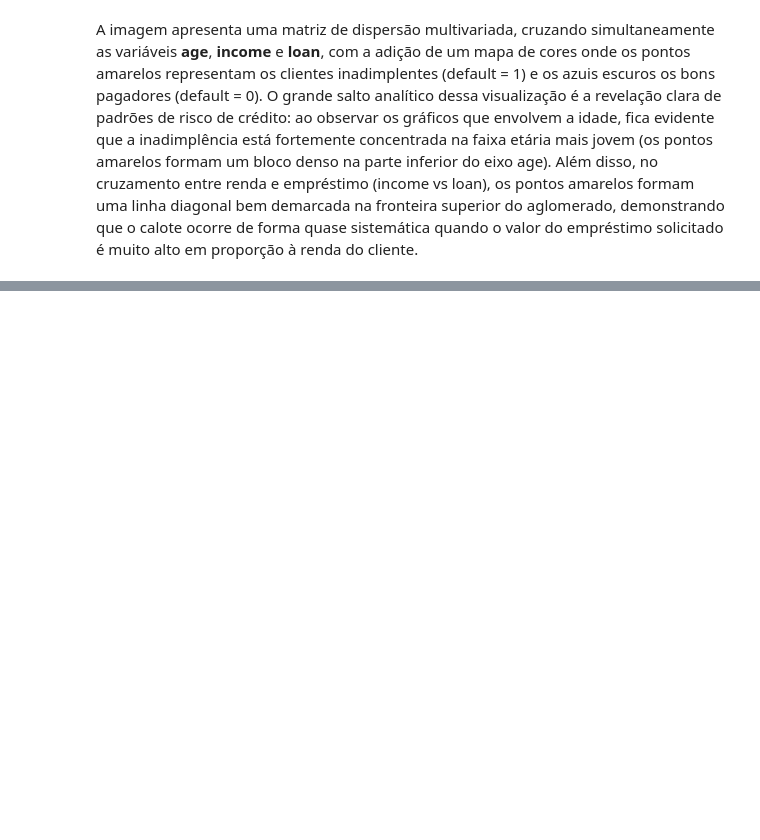
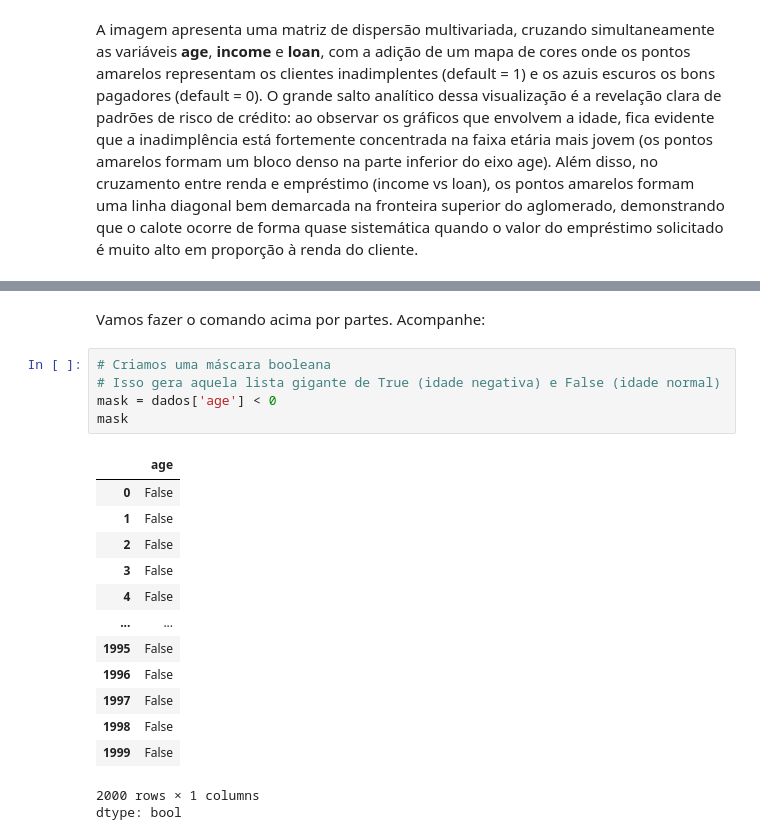
Before and after one commit to MarioViniciusBC/risco_credito, a Jupyter notebook: pre_processamento_dados.ipynb, the cells around one changed output, grey strips where cells are left out. Cells and saved outputs as stored; diff of their text form; blank space fills up the shorter version.

```diff
--- a/pre_processamento_dados.ipynb
+++ b/pre_processamento_dados.ipynb
@@ -193,0 +261,22 @@ A imagem apresenta uma matriz de dispersão multivariada, cruzando simultaneamen
+# %% [markdown]
+Vamos fazer o comando acima por partes. Acompanhe:
+# %%
+# Criamos uma máscara booleana
+# Isso gera aquela lista gigante de True (idade negativa) e False (idade normal)
+mask = dados['age'] < 0
+mask
+# %% [output]
+|  | age |
+| 0 | False |
+| 1 | False |
+| 2 | False |
+| 3 | False |
+| 4 | False |
+| ... | ... |
+| 1995 | False |
+| 1996 | False |
+| 1997 | False |
+| 1998 | False |
+| 1999 | False |
+2000 rows × 1 columns
+dtype: bool
```
Also changed, not shown: parts of 30 cells of this notebook.
